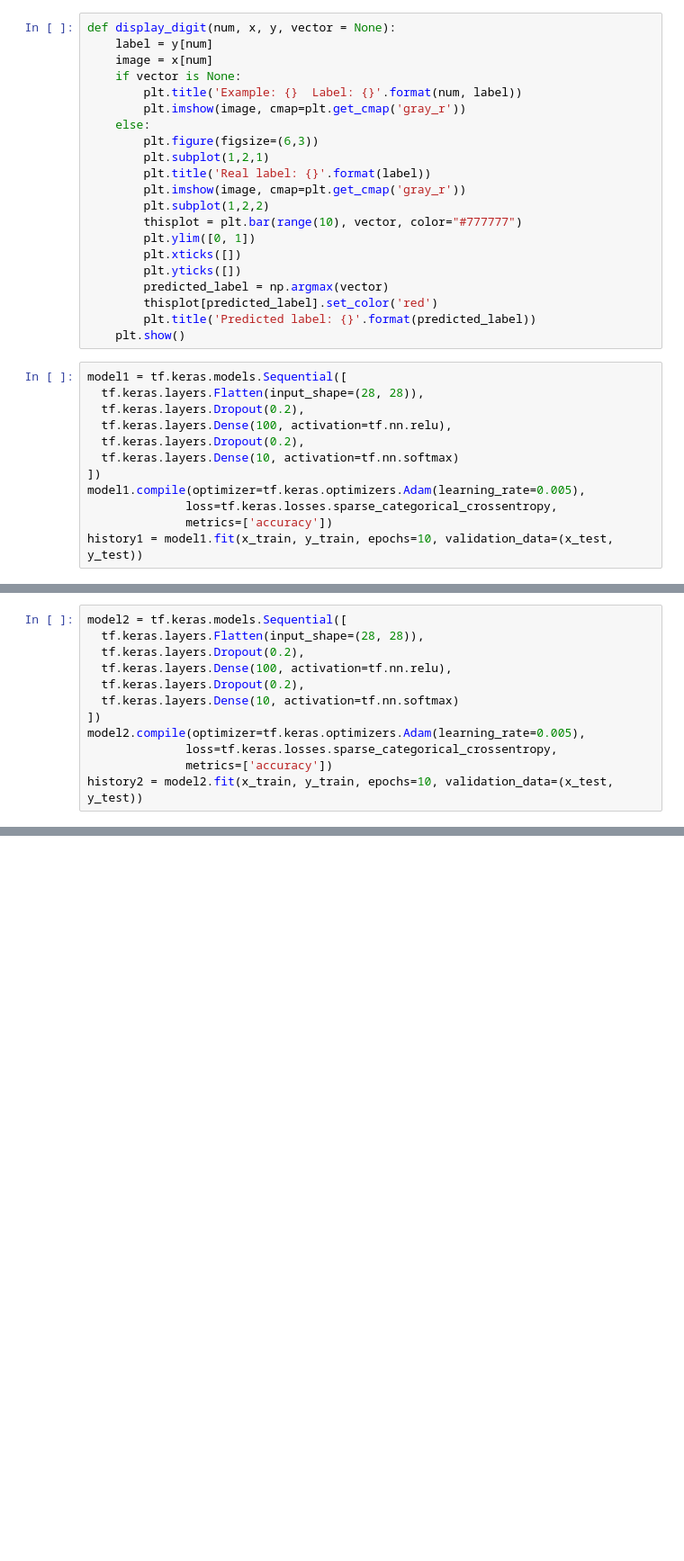
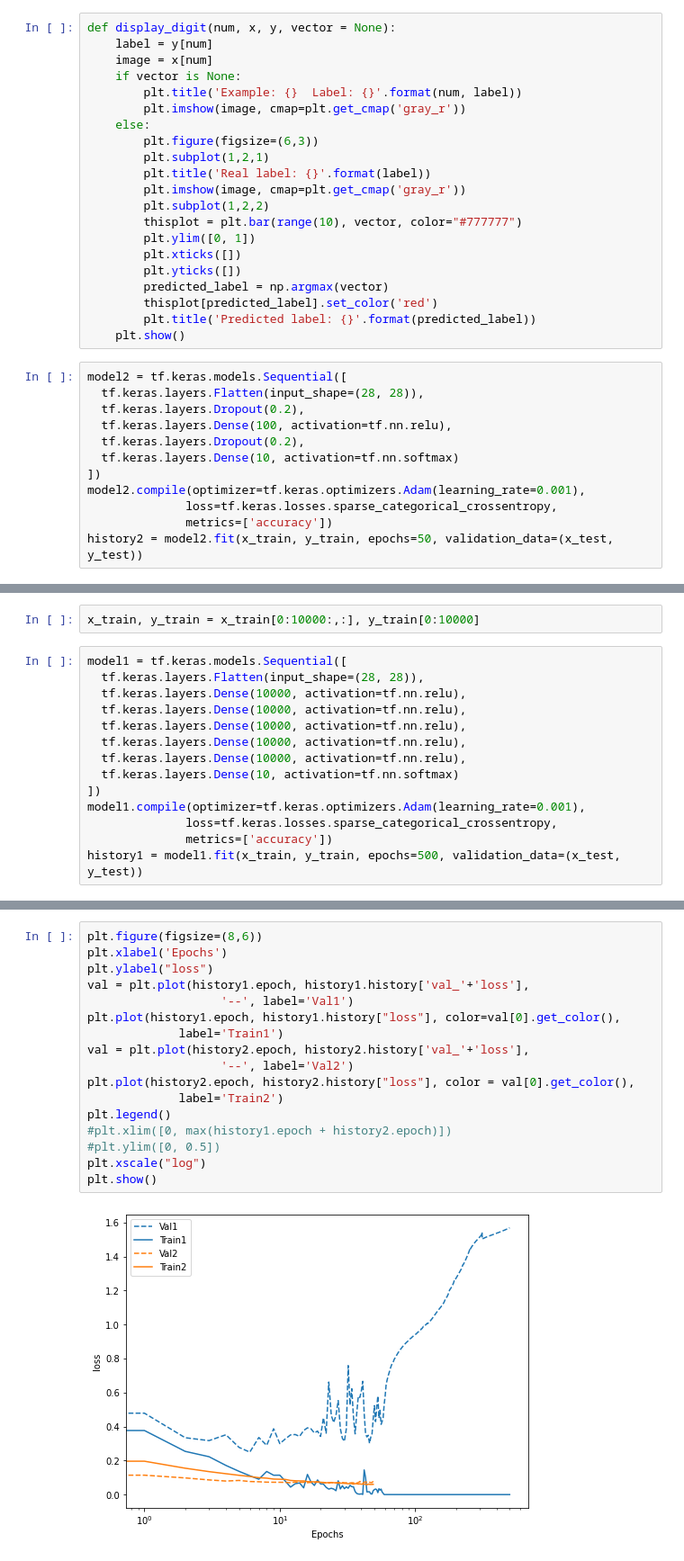
Before and after one commit to ARtMo74/nn, a Jupyter notebook: notebook.ipynb, the cells around one changed output, grey strips where cells are left out. Shown: that part at 90% size. Cells and saved outputs as stored; diff of their text form; blank space fills up the shorter version.

```diff
--- a/notebook.ipynb
+++ b/notebook.ipynb
@@ -28,14 +28,14 @@ def display_digit(num, x, y, vector = None):
         plt.title('Predicted label: {}'.format(predicted_label))
     plt.show()
 # %%
-model1 = tf.keras.models.Sequential([
+model2 = tf.keras.models.Sequential([
   tf.keras.layers.Flatten(input_shape=(28, 28)),
   tf.keras.layers.Dropout(0.2),
   tf.keras.layers.Dense(100, activation=tf.nn.relu),
   tf.keras.layers.Dropout(0.2),
   tf.keras.layers.Dense(10, activation=tf.nn.softmax)
 ])
-model1.compile(optimizer=tf.keras.optimizers.Adam(learning_rate=0.005),
+model2.compile(optimizer=tf.keras.optimizers.Adam(learning_rate=0.001),
               loss=tf.keras.losses.sparse_categorical_crossentropy,
               metrics=['accuracy'])
-history1 = model1.fit(x_train, y_train, epochs=10, validation_data=(x_test, y_test))
+history2 = model2.fit(x_train, y_train, epochs=50, validation_data=(x_test, y_test))
@@ -42,12 +60,16 @@ history1 = model1.fit(x_train, y_train, epochs=10, validation_data=(x_test, y_te
+# %%
+x_train, y_train = x_train[0:10000:,:], y_train[0:10000]
 # %%
-model2 = tf.keras.models.Sequential([
+model1 = tf.keras.models.Sequential([
   tf.keras.layers.Flatten(input_shape=(28, 28)),
-  tf.keras.layers.Dropout(0.2),
-  tf.keras.layers.Dense(100, activation=tf.nn.relu),
-  tf.keras.layers.Dropout(0.2),
+  tf.keras.layers.Dense(10000, activation=tf.nn.relu),
+  tf.keras.layers.Dense(10000, activation=tf.nn.relu),
+  tf.keras.layers.Dense(10000, activation=tf.nn.relu),
+  tf.keras.layers.Dense(10000, activation=tf.nn.relu),
+  tf.keras.layers.Dense(10000, activation=tf.nn.relu),
   tf.keras.layers.Dense(10, activation=tf.nn.softmax)
 ])
-model2.compile(optimizer=tf.keras.optimizers.Adam(learning_rate=0.005),
+model1.compile(optimizer=tf.keras.optimizers.Adam(learning_rate=0.001),
               loss=tf.keras.losses.sparse_categorical_crossentropy,
               metrics=['accuracy'])
-history2 = model2.fit(x_train, y_train, epochs=10, validation_data=(x_test, y_test))
+history1 = model1.fit(x_train, y_train, epochs=500, validation_data=(x_test, y_test))
@@ -53,0 +94,19 @@ history2 = model2.fit(x_train, y_train, epochs=10, validation_data=(x_test, y_te
+# %%
+plt.figure(figsize=(8,6))
+plt.xlabel('Epochs')
+plt.ylabel("loss")
+val = plt.plot(history1.epoch, history1.history['val_'+'loss'],
+                   '--', label='Val1')
+plt.plot(history1.epoch, history1.history["loss"], color=val[0].get_color(),
+             label='Train1')
+val = plt.plot(history2.epoch, history2.history['val_'+'loss'],
+                   '--', label='Val2')
+plt.plot(history2.epoch, history2.history["loss"], color = val[0].get_color(),
+             label='Train2')
+plt.legend()
+#plt.xlim([0, max(history1.epoch + history2.epoch)])
+#plt.ylim([0, 0.5])
+plt.xscale("log")
+plt.show()
+# %% [output]
+[figure, added]
```
Also changed, not shown: parts of 3 cells of this notebook.
